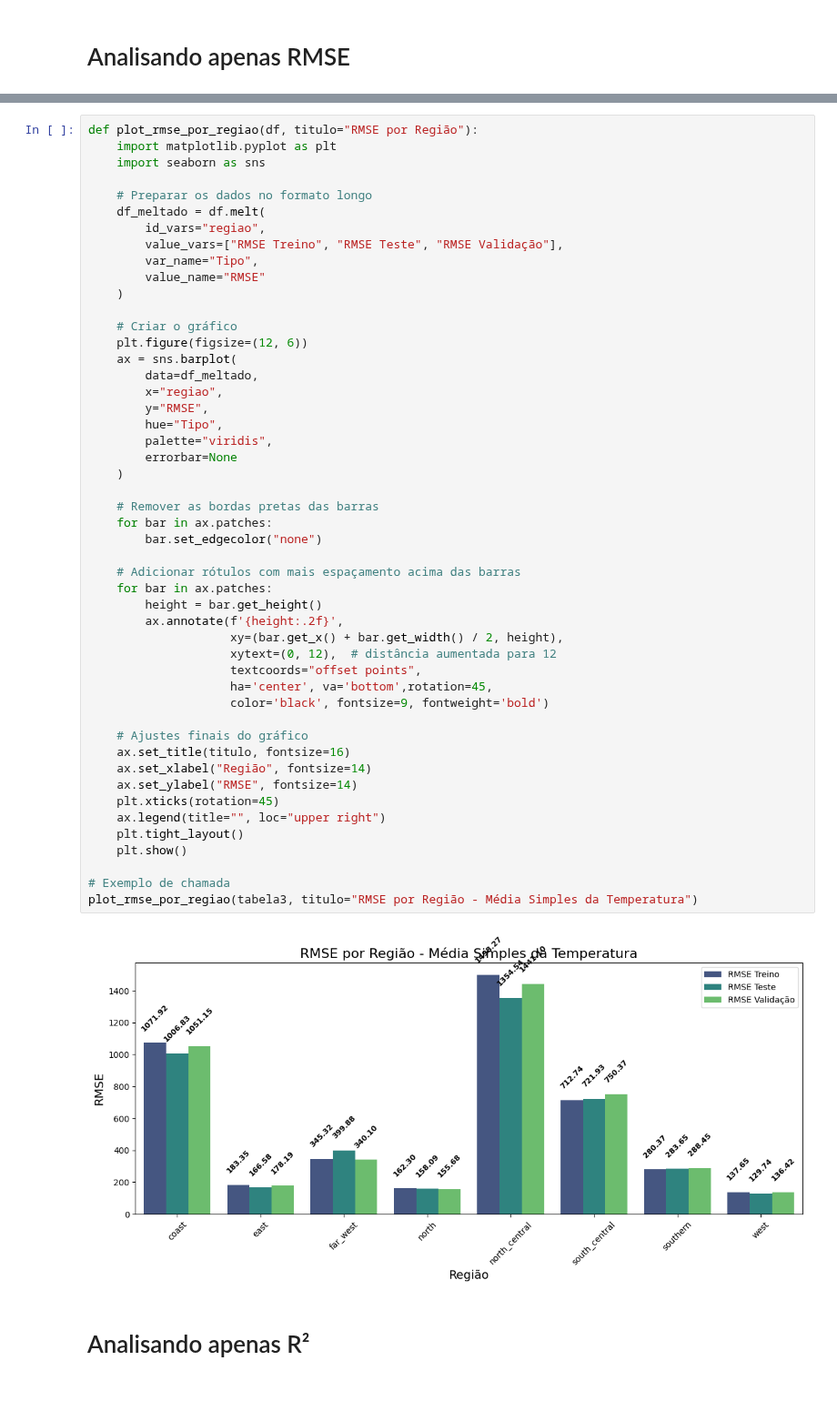
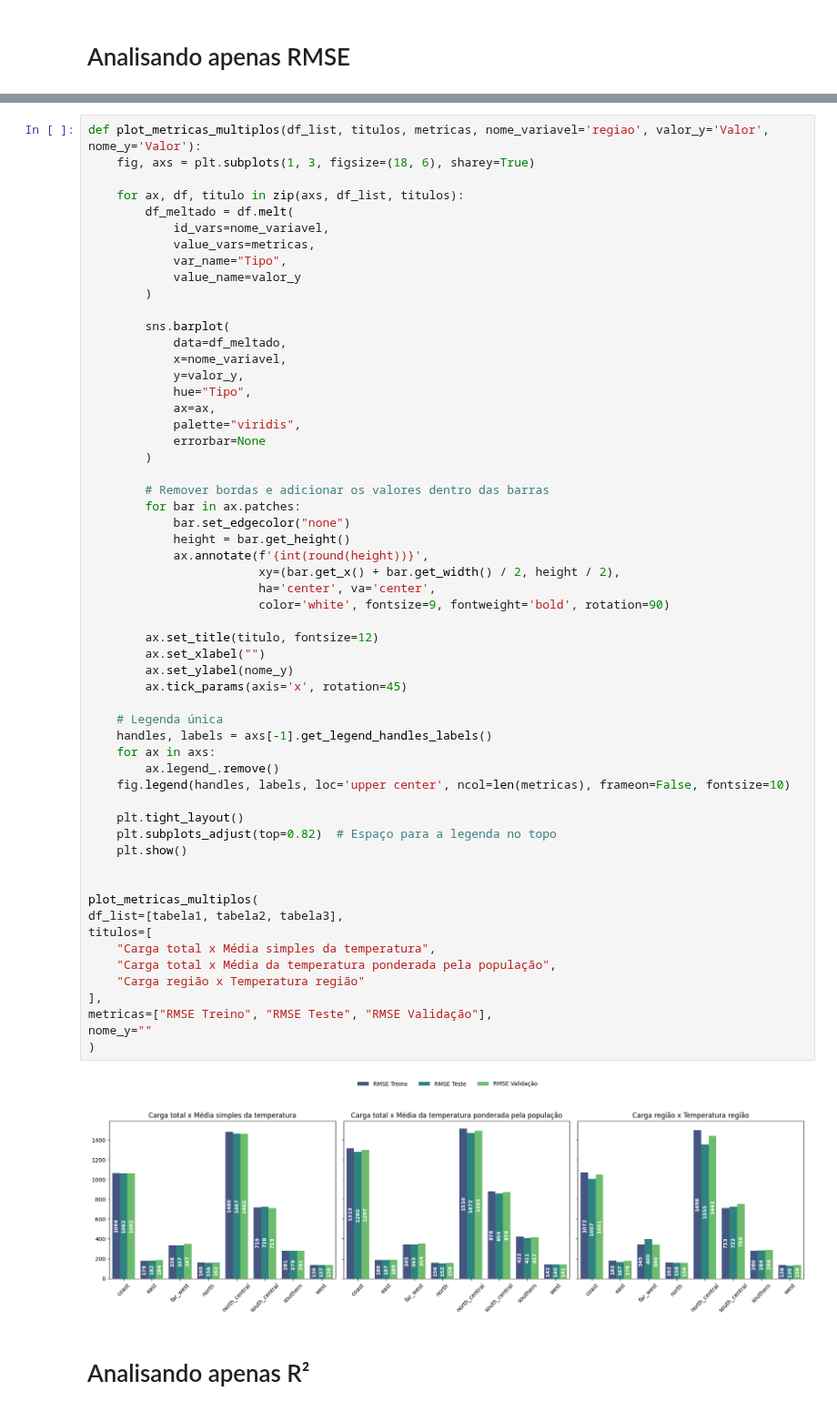
Before and after one commit to jrodrigotico/serena-tcc, a Jupyter notebook: debug_modelo.ipynb, the cells around one changed output, grey strips where cells are left out. Shown at 91% size. Drawn from its saved outputs; the diff is of its cells as text.

Commit message:
gráficos finalizados mas ainda precisa de validação

```diff
--- a/debug_modelo.ipynb
+++ b/debug_modelo.ipynb
@@ -428,54 +430,62 @@ def plotar_tabelas_teste_cv(df1, df2, df3, titulos):
 # %%
-def plot_rmse_por_regiao(df, titulo="RMSE por Região"):
-    import matplotlib.pyplot as plt
-    import seaborn as sns
+def plot_metricas_multiplos(df_list, titulos, metricas, nome_variavel='regiao', valor_y='Valor', nome_y='Valor'):
+    fig, axs = plt.subplots(1, 3, figsize=(18, 6), sharey=True)
 
-    # Preparar os dados no formato longo
-    df_meltado = df.melt(
-        id_vars="regiao",
-        value_vars=["RMSE Treino", "RMSE Teste", "RMSE Validação"],
-        var_name="Tipo",
-        value_name="RMSE"
-    )
+    for ax, df, titulo in zip(axs, df_list, titulos):
+        df_meltado = df.melt(
+            id_vars=nome_variavel,
+            value_vars=metricas,
+            var_name="Tipo",
+            value_name=valor_y
+        )
 
-    # Criar o gráfico
-    plt.figure(figsize=(12, 6))
-    ax = sns.barplot(
-        data=df_meltado,
-        x="regiao",
-        y="RMSE",
-        hue="Tipo",
-        palette="viridis",
-        errorbar=None
-    )
+        sns.barplot(
+            data=df_meltado,
+            x=nome_variavel,
+            y=valor_y,
+            hue="Tipo",
+            ax=ax,
+            palette="viridis",
+            errorbar=None
+        )
 
-    # Remover as bordas pretas das barras
-    for bar in ax.patches:
-        bar.set_edgecolor("none")
+        # Remover bordas e adicionar os valores dentro das barras
+        for bar in ax.patches:
+            bar.set_edgecolor("none")
+            height = bar.get_height()
+            ax.annotate(f'{int(round(height))}',
+                        xy=(bar.get_x() + bar.get_width() / 2, height / 2),
+                        ha='center', va='center',
+                        color='white', fontsize=9, fontweight='bold', rotation=90)
 
-    # Adicionar rótulos com mais espaçamento acima das barras
-    for bar in ax.patches:
-        height = bar.get_height()
-        ax.annotate(f'{height:.2f}',
-                    xy=(bar.get_x() + bar.get_width() / 2, height),
-                    xytext=(0, 12),  # distância aumentada para 12
-                    textcoords="offset points",
-                    ha='center', va='bottom',rotation=45,
-                    color='black', fontsize=9, fontweight='bold')
+        ax.set_title(titulo, fontsize=12)
+        ax.set_xlabel("")
+        ax.set_ylabel(nome_y)
+        ax.tick_params(axis='x', rotation=45)
 
-    # Ajustes finais do gráfico
-    ax.set_title(titulo, fontsize=16)
-    ax.set_xlabel("Região", fontsize=14)
-    ax.set_ylabel("RMSE", fontsize=14)
-    plt.xticks(rotation=45)
-    ax.legend(title="", loc="upper right")
+    # Legenda única
+    handles, labels = axs[-1].get_legend_handles_labels()
+    for ax in axs:
+        ax.legend_.remove()
+    fig.legend(handles, labels, loc='upper center', ncol=len(metricas), frameon=False, fontsize=10)
+
     plt.tight_layout()
+    plt.subplots_adjust(top=0.82)  # Espaço para a legenda no topo
     plt.show()
 
-# Exemplo de chamada
-plot_rmse_por_regiao(tabela3, titulo="RMSE por Região - Média Simples da Temperatura")
+
+plot_metricas_multiplos(
+df_list=[tabela1, tabela2, tabela3],
+titulos=[
+    "Carga total x Média simples da temperatura",
+    "Carga total x Média da temperatura ponderada pela população",
+    "Carga região x Temperatura região"
+],
+metricas=["RMSE Treino", "RMSE Teste", "RMSE Validação"],
+nome_y=""
+)
 # %% [output]
-[figure, old version]
+[figure, new version]
 # %% [markdown]
 # Analisando apenas R²
 # %%
```
Also changed, not shown: parts of 7 cells of this notebook, 1 other file.
